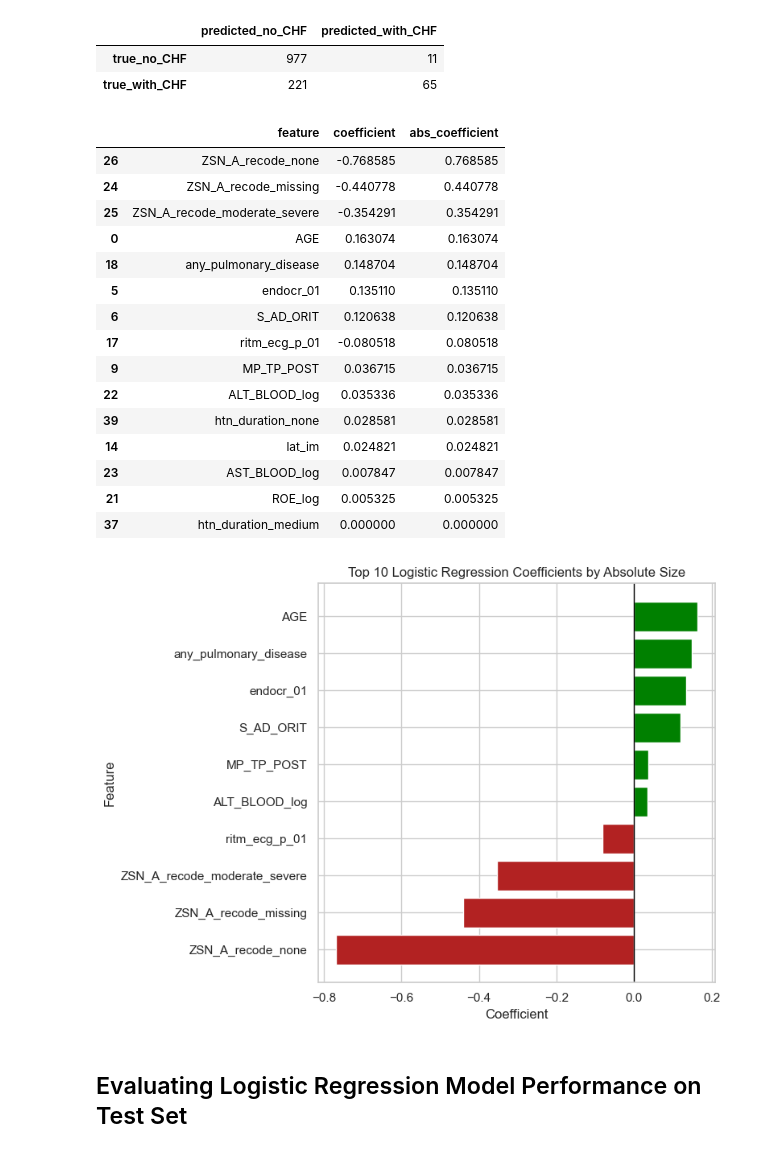
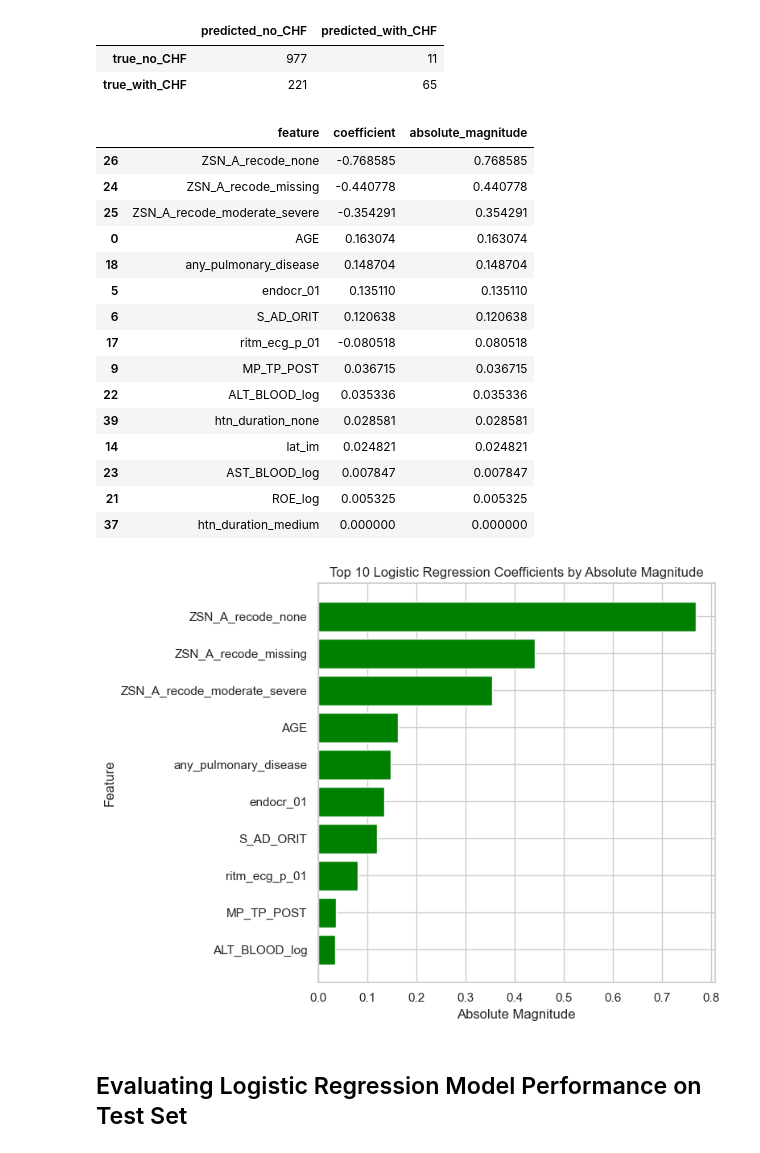
Before and after one commit to maxxhvo/Myocardial-Infarction-ML-Project, a Jupyter notebook: Logistic_Regression_modeling/Logistic_Regression.ipynb, the cells around one changed output. Saved outputs shown, nothing was run; the diff lists cells and outputs as text; code cells hidden in the pictures.

```diff
--- a/Logistic_Regression_modeling/Logistic_Regression.ipynb
+++ b/Logistic_Regression_modeling/Logistic_Regression.ipynb
@@ -572,13 +572,13 @@ coef_table = pd.DataFrame(
     {
         "feature": x_train.columns,
         "coefficient": coef,
-        "abs_coefficient": np.abs(coef),
+        "absolute_magnitude": np.abs(coef),
     }
-).sort_values("abs_coefficient", ascending=False)
+).sort_values("absolute_magnitude", ascending=False)
 
 coef_table.head(15)
 # %% [output]
-|  | feature | coefficient | abs_coefficient |
+|  | feature | coefficient | absolute_magnitude |
 | 26 | ZSN_A_recode_none | -0.768585 | 0.768585 |
 | 24 | ZSN_A_recode_missing | -0.440778 | 0.440778 |
 | 25 | ZSN_A_recode_moderate_severe | -0.354291 | 0.354291 |
@@ -595,19 +595,21 @@ coef_table.head(15)
 | 21 | ROE_log | 0.005325 | 0.005325 |
 | 37 | htn_duration_medium | 0.000000 | 0.000000 |
 # %%
-top10_coef = coef_table.head(10).sort_values("coefficient")
-colors = np.where(top10_coef["coefficient"] > 0, "green", "firebrick")
+top10_coef = (
+    coef_table.assign(absolute_magnitude=coef_table["coefficient"].abs())
+    .nlargest(10, "absolute_magnitude")
+    .sort_values("absolute_magnitude")
+)
 
 plt.figure(figsize=(8, 6))
-plt.barh(top10_coef["feature"], top10_coef["coefficient"], color=colors)
-plt.axvline(0, color="black", linewidth=1)
-plt.xlabel("Coefficient")
+plt.barh(top10_coef["feature"], top10_coef["absolute_magnitude"], color="green")
+plt.xlabel("Absolute Magnitude")
 plt.ylabel("Feature")
-plt.title("Top 10 Logistic Regression Coefficients by Absolute Size")
+plt.title("Top 10 Logistic Regression Coefficients by Absolute Magnitude")
 plt.tight_layout()
 plt.show()
 # %% [output]
-[figure, old version]
+[figure, new version]
 # %% [markdown]
 ## Evaluating Logistic Regression Model Performance on Test Set
 # %%
```
Also changed, not shown: parts of 9 cells of this notebook.
